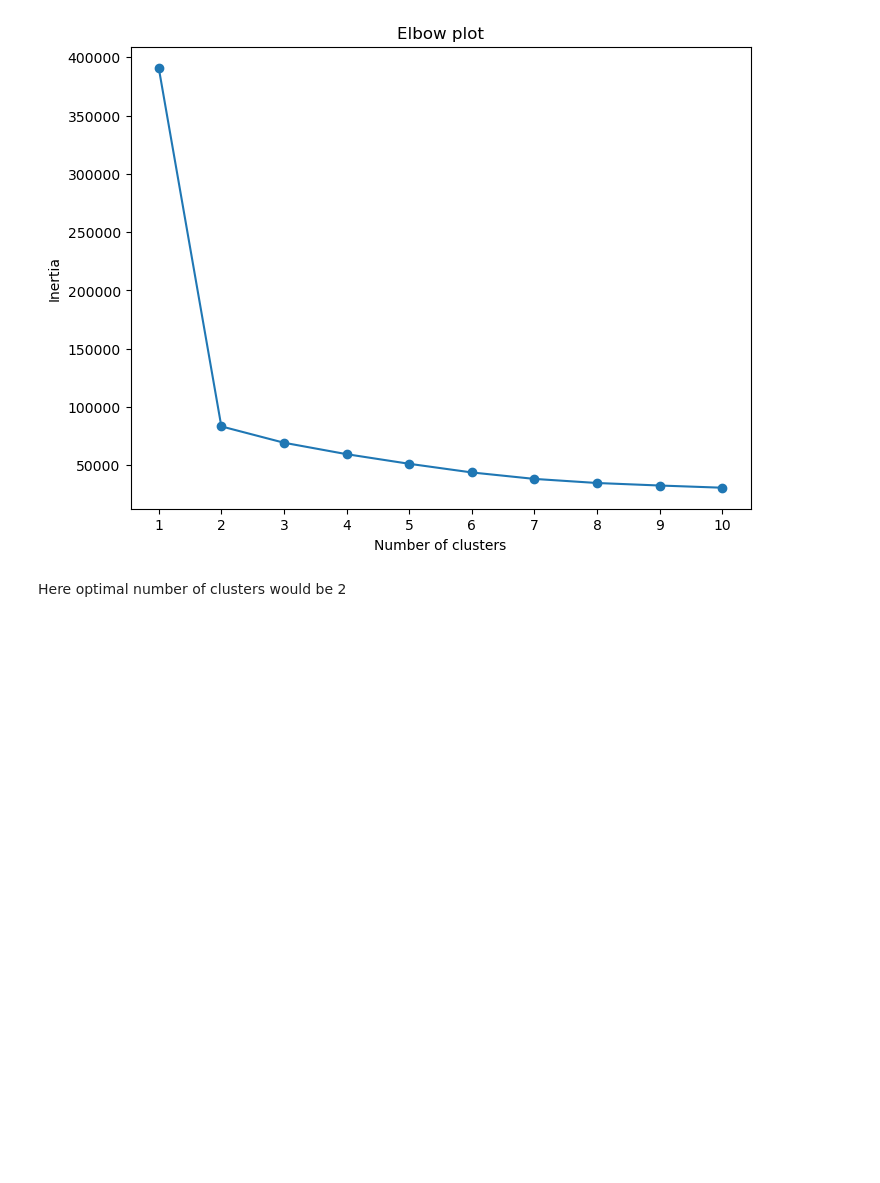
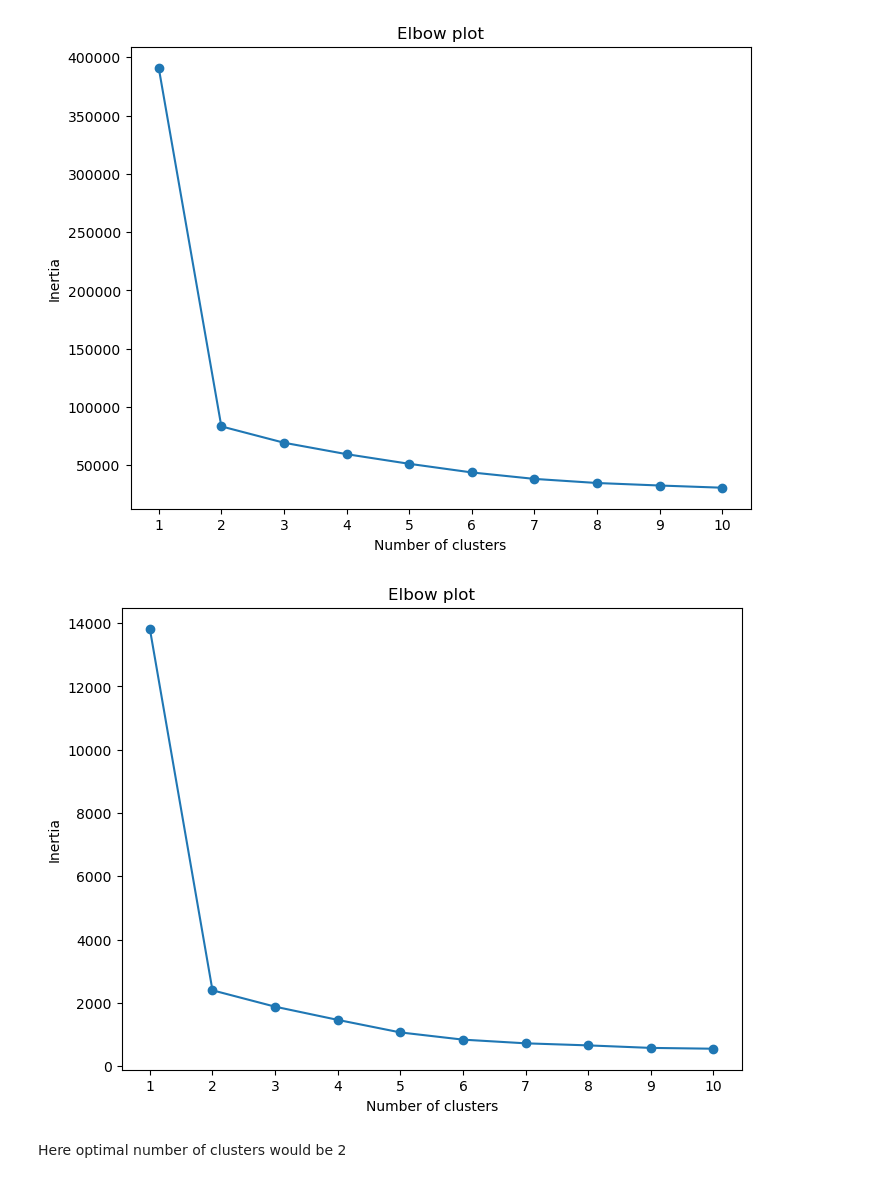
Before and after one commit to katarzynarogalska/LocationIntelligence-clustering, a Jupyter notebook: Location_Model_Building.ipynb, the cells around one changed output. Drawn from its saved outputs; the diff is of its cells as text; code cells hidden in the pictures; blank space fills up the shorter version.

```diff
--- a/Location_Model_Building.ipynb
+++ b/Location_Model_Building.ipynb
@@ -282,6 +291,10 @@ There is no obvious elbow for df2 but maybe around 6 or 9
 print_elbows(train_df3)
 # %% [output]
 [figure]
+# %%
+print_elbows(train_cluster4) # for all clusters the same
+# %% [output]
+[figure, added]
 # %% [markdown]
 Here optimal number of clusters would be 2
 # %%
```
Also changed, not shown: parts of 53 cells of this notebook, 1 other file.
